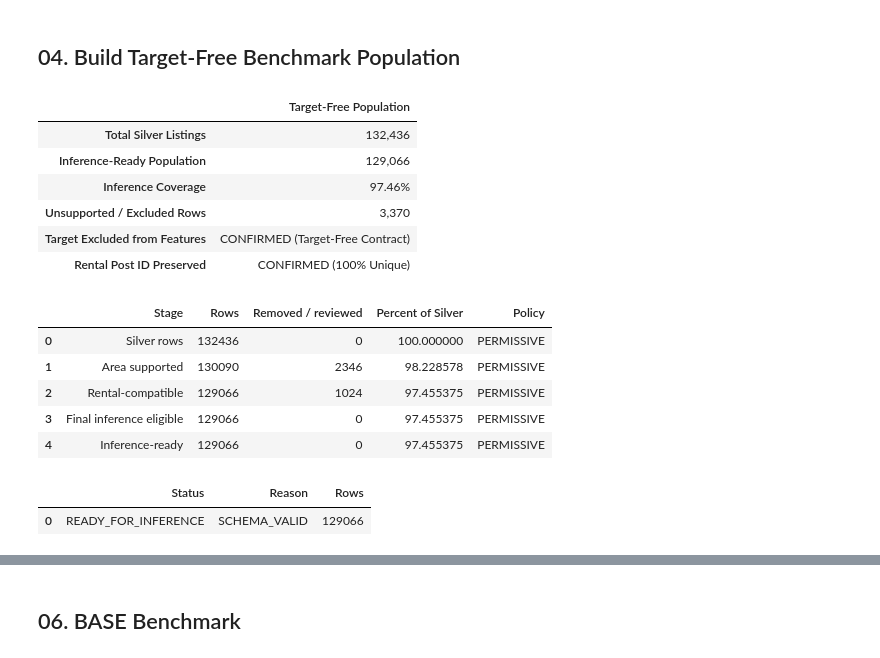
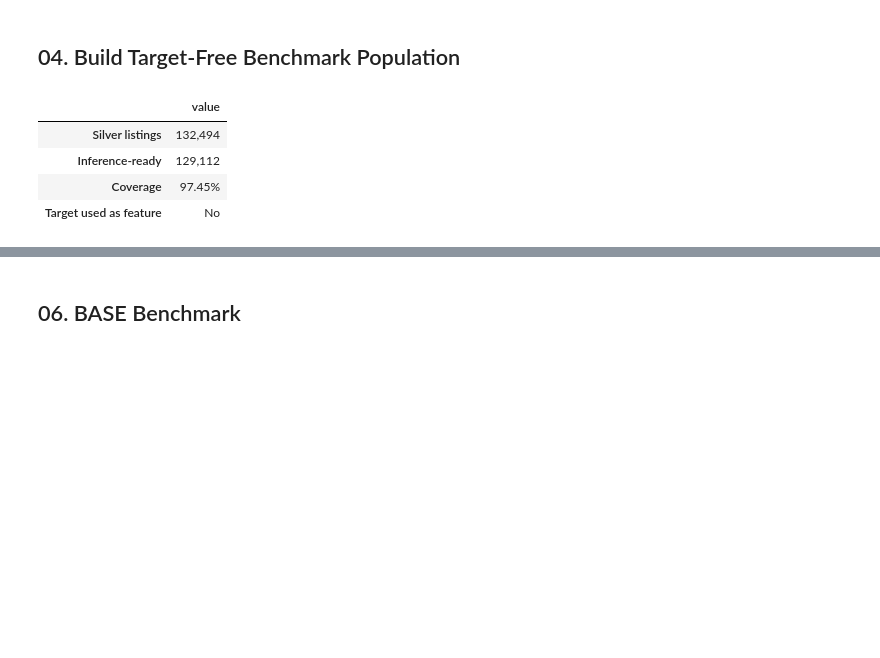
Before and after one commit to HauCoder2005/roombeacon-system, a Jupyter notebook: notebooks/07_roombeacon_performance_benchmark.ipynb, the cells around one changed output, grey strips where cells are left out. Cells and saved outputs as stored; diff of their text form; code cells hidden in the pictures; blank space fills up the shorter version.

```diff
--- a/notebooks/07_roombeacon_performance_benchmark.ipynb
+++ b/notebooks/07_roombeacon_performance_benchmark.ipynb
@@ -178,39 +171,26 @@ assert file_sha256(champion.artifact_path) == champion.metadata['artifact_sha256
 # %% [markdown]
 ## 04. Build Target-Free Benchmark Population
 # %%
-with duckdb.connect(':memory:') as con:
-    silver_df = con.execute('SELECT * FROM read_parquet(?)', [str(SILVER_PATH)]).df()
+with duckdb.connect(":memory:") as con:
+    silver_df = con.execute("SELECT * FROM read_parquet(?)", [str(SILVER_PATH)]).df()
+assert len(silver_df) == silver_df.rental_post_id.nunique(), "Silver rental_post_id must be unique"
 
-assert len(silver_df) == silver_df.rental_post_id.nunique(), 'Silver rental_post_id must be unique'
-
-population = prepare_shadow_population(silver_df, champion.metadata, policy='PERMISSIVE')
+population = prepare_shadow_population(silver_df, champion.metadata, policy="PERMISSIVE")
 ready_population = population.ready_rows
-
-pop_summary = pd.Series({
-    'Total Silver Listings': f"{len(silver_df):,}",
-    'Inference-Ready Population': f"{len(ready_population):,}",
-    'Inference Coverage': f"{len(ready_population) / len(silver_df) * 100:.2f}%",
-    'Unsupported / Excluded Rows': f"{len(silver_df) - len(ready_population):,}",
-    'Target Excluded from Features': 'CONFIRMED (Target-Free Contract)',
-    'Rental Post ID Preserved': 'CONFIRMED (100% Unique)',
-}, name='Target-Free Population')
-display(pop_summary.to_frame())
-
-display(population.funnel)
-display(population.schema_summary)
+display(
+    pd.Series(
+        {
+            "Silver listings": f"{len(silver_df):,}",
+            "Inference-ready": f"{len(ready_population):,}",
+            "Coverage": f"{len(ready_population) / len(silver_df):.2%}",
+            "Target used as feature": "No",
+        },
+        name="value",
+    ).to_frame()
+)
 # %% [output]
-|  | Target-Free Population |
-| Total Silver Listings | 132,436 |
-| Inference-Ready Population | 129,066 |
-| Inference Coverage | 97.46% |
-| Unsupported / Excluded Rows | 3,370 |
-| Target Excluded from Features | CONFIRMED (Target-Free Contract) |
-| Rental Post ID Preserved | CONFIRMED (100% Unique) |
+|  | value |
+| Silver listings | 132,494 |
+| Inference-ready | 129,112 |
+| Coverage | 97.45% |
+| Target used as feature | No |
-|  | Stage | Rows | Removed / reviewed | Percent of Silver | Policy |
-| 0 | Silver rows | 132436 | 0 | 100.000000 | PERMISSIVE |
-| 1 | Area supported | 130090 | 2346 | 98.228578 | PERMISSIVE |
-| 2 | Rental-compatible | 129066 | 1024 | 97.455375 | PERMISSIVE |
-| 3 | Final inference eligible | 129066 | 0 | 97.455375 | PERMISSIVE |
-| 4 | Inference-ready | 129066 | 0 | 97.455375 | PERMISSIVE |
-|  | Status | Reason | Rows |
-| 0 | READY_FOR_INFERENCE | SCHEMA_VALID | 129066 |
```
Also changed, not shown: parts of 52 cells of this notebook, 1 other file.
